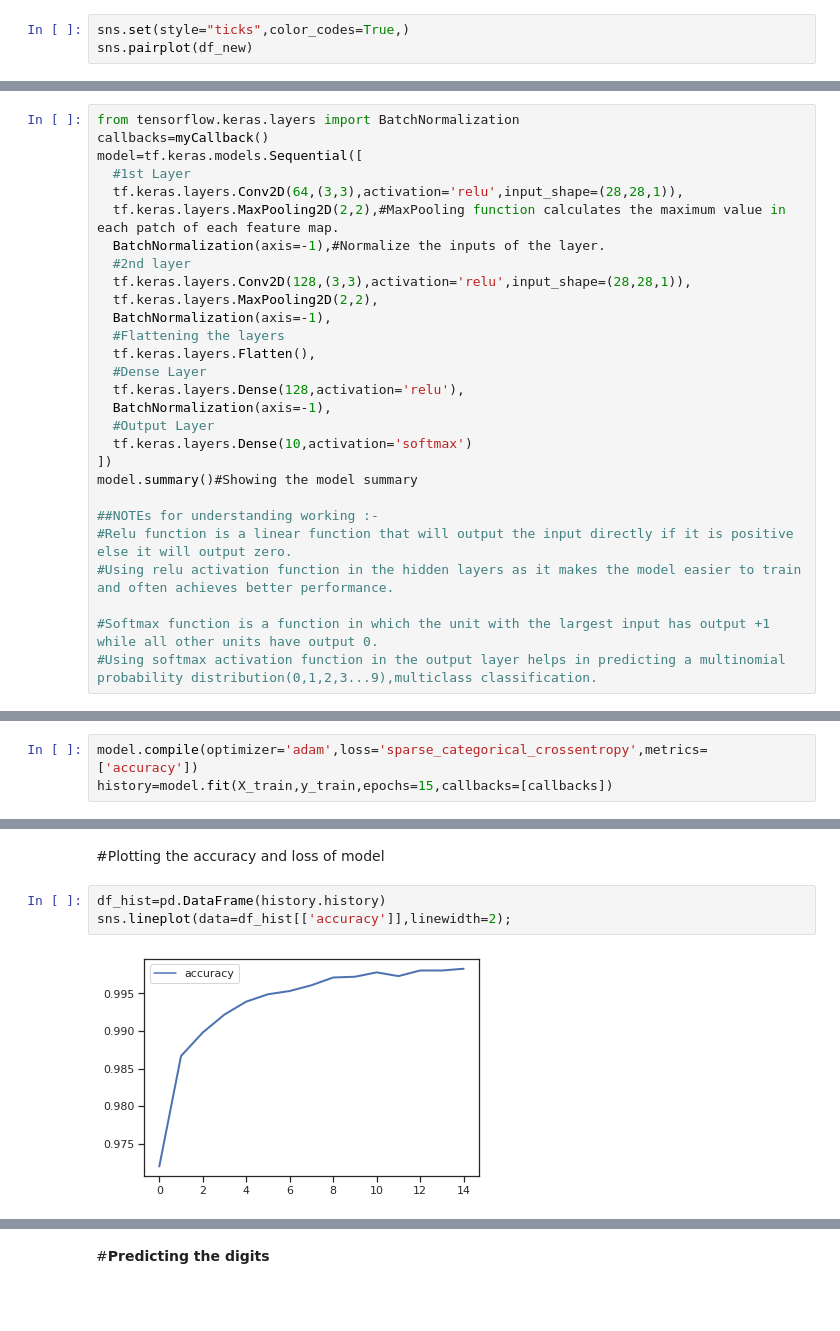
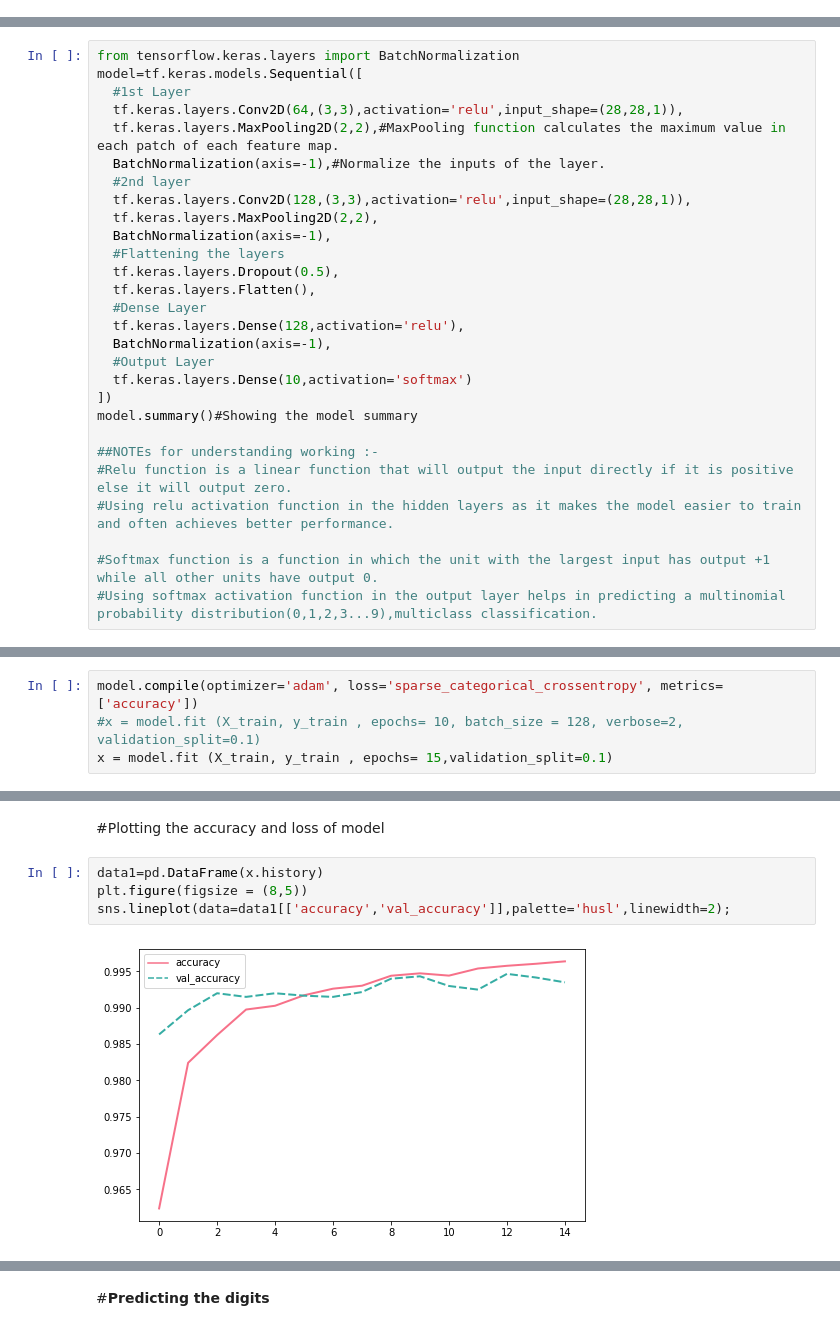
Before and after one commit to Data-Science-Community-SRM/Hand-Written-Digit-Classification-Recognition, a Jupyter notebook: P1_DSC.ipynb, the cells around one changed output, grey strips where cells are left out. Cells and saved outputs as stored; diff of their text form; blank space fills up the shorter version.

Commit message:
Final model for deployment

```diff
--- a/P1_DSC.ipynb
+++ b/P1_DSC.ipynb
@@ -105,3 +102,0 @@ df_new.describe()
-# %%
-sns.set(style="ticks",color_codes=True,)
-sns.pairplot(df_new)
@@ -140,7 +119,6 @@ class myCallback(tf.keras.callbacks.Callback):
 #Building a **CNN**
 # %%
 from tensorflow.keras.layers import BatchNormalization
-callbacks=myCallback()
 model=tf.keras.models.Sequential([
   #1st Layer
   tf.keras.layers.Conv2D(64,(3,3),activation='relu',input_shape=(28,28,1)),
@@ -151,6 +129,7 @@ model=tf.keras.models.Sequential([
   tf.keras.layers.MaxPooling2D(2,2),
   BatchNormalization(axis=-1),
   #Flattening the layers
+  tf.keras.layers.Dropout(0.5),
   tf.keras.layers.Flatten(),
   #Dense Layer
   tf.keras.layers.Dense(128,activation='relu'),
@@ -187,7 +170,8 @@ _________________________________________________________________
 # %% [markdown]
 #Compiling the model
 # %%
-model.compile(optimizer='adam',loss='sparse_categorical_crossentropy',metrics=['accuracy'])
-history=model.fit(X_train,y_train,epochs=15,callbacks=[callbacks])
+model.compile(optimizer='adam', loss='sparse_categorical_crossentropy', metrics= ['accuracy'])
+#x = model.fit (X_train, y_train , epochs= 10, batch_size = 128, verbose=2, validation_split=0.1)
+x = model.fit (X_train, y_train , epochs= 15,validation_split=0.1)
 # %% [output]
 Epoch 1/15
@@ -224,7 +206,8 @@ The test accuracy of model is :- 99.39000010490417
 # %% [markdown]
 #Plotting the accuracy and loss of model
 # %%
-df_hist=pd.DataFrame(history.history)
-sns.lineplot(data=df_hist[['accuracy']],linewidth=2);
+data1=pd.DataFrame(x.history)
+plt.figure(figsize = (8,5))
+sns.lineplot(data=data1[['accuracy','val_accuracy']],palette='husl',linewidth=2);
 # %% [output]
-[figure, old version]
+[figure, new version]
```
Also changed, not shown: parts of 23 cells of this notebook.
